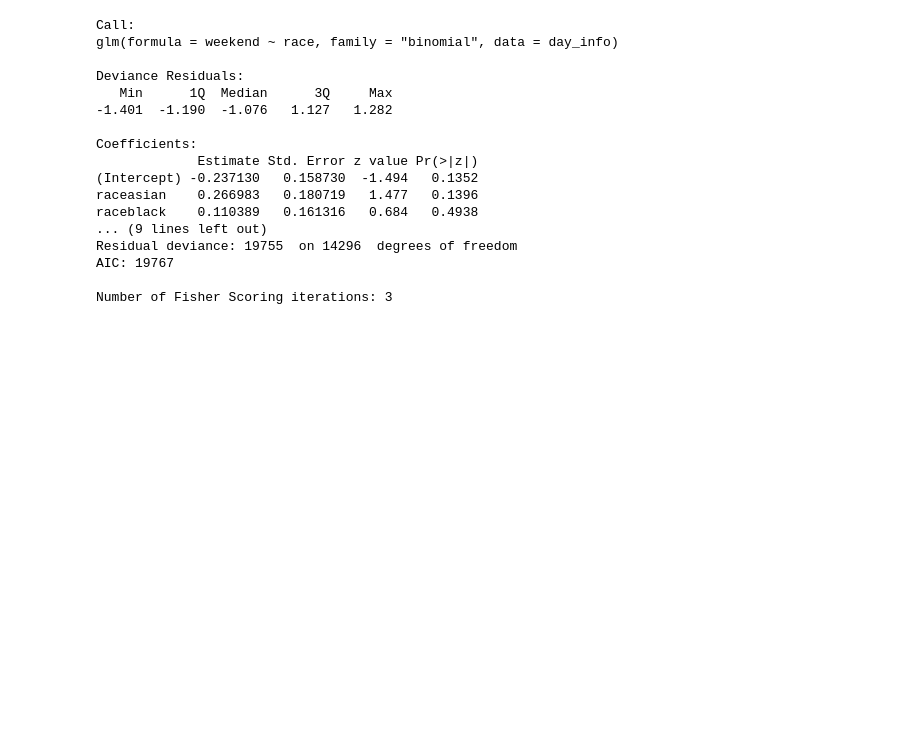
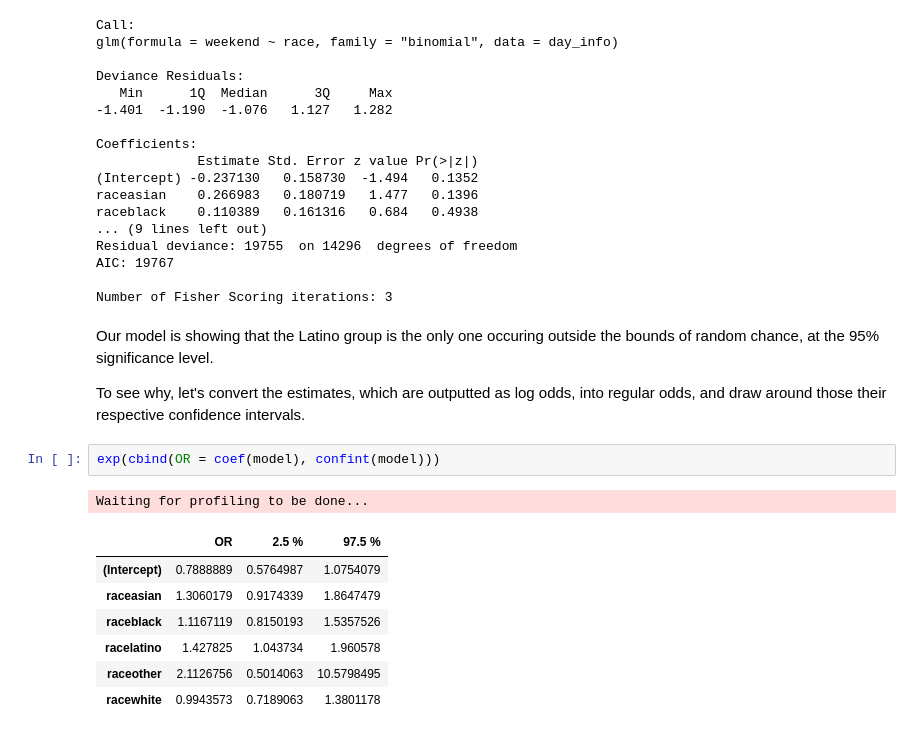
Before and after one commit to ryanvmenezes/notebooks, a Jupyter notebook: Homicides during the weekend.ipynb, the cells around one changed output. Saved outputs shown, nothing was run; the diff lists cells and outputs as text; blank space fills up the shorter version.

```diff
--- a/Homicides during the weekend.ipynb
+++ b/Homicides during the weekend.ipynb
@@ -120,3 +159,18 @@ Residual deviance: 19755  on 14296  degrees of freedom
 AIC: 19767
 
 Number of Fisher Scoring iterations: 3
+# %% [markdown]
+Our model is showing that the Latino group is the only one occuring outside the bounds of random chance, at the 95% significance level.
+
+To see why, let's convert the estimates, which are outputted as log odds, into regular odds, and draw around those their respective confidence intervals.
+# %%
+exp(cbind(OR = coef(model), confint(model)))
+# %% [output]
+Waiting for profiling to be done...
+|  | OR | 2.5 % | 97.5 % |
+| (Intercept) | 0.7888889 | 0.5764987 | 1.0754079 |
+| raceasian | 1.3060179 | 0.9174339 | 1.8647479 |
+| raceblack | 1.1167119 | 0.8150193 | 1.5357526 |
+| racelatino | 1.427825 | 1.043734 | 1.960578 |
+| raceother | 2.1126756 | 0.5014063 | 10.5798495 |
+| racewhite | 0.9943573 | 0.7189063 | 1.3801178 |
```
Also changed, not shown: parts of 30 cells of this notebook.
